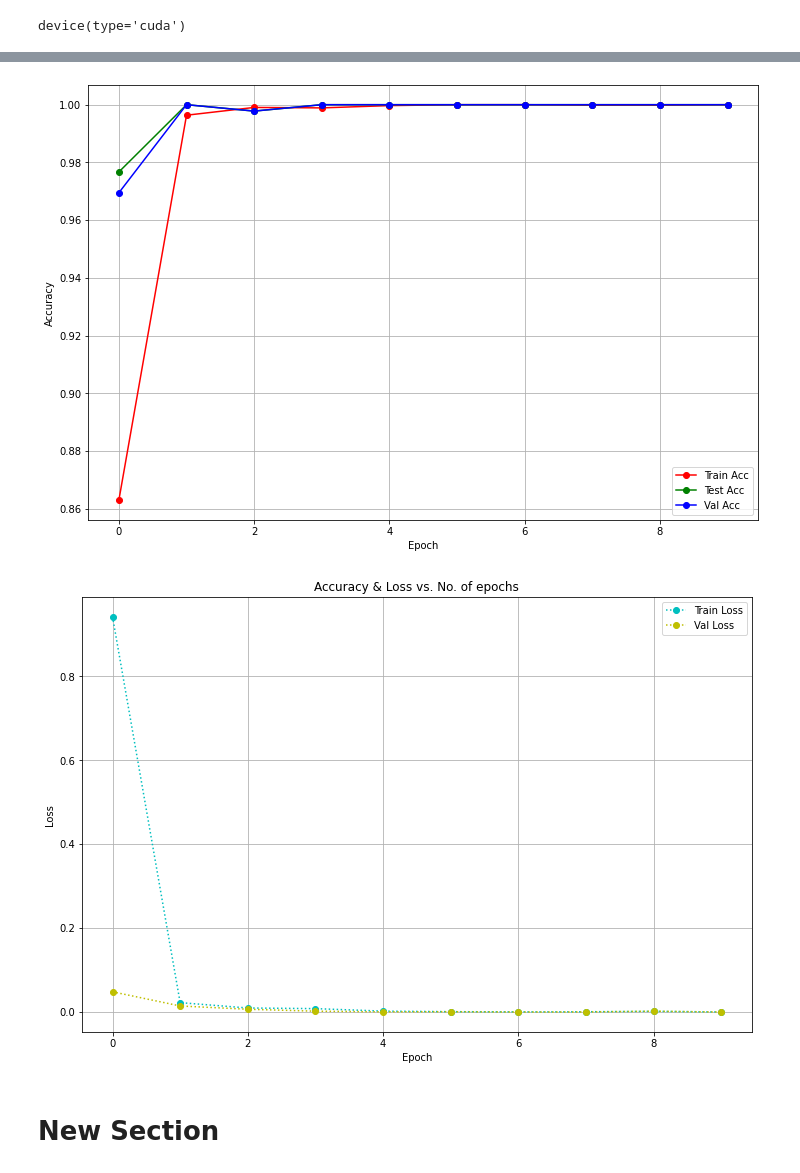
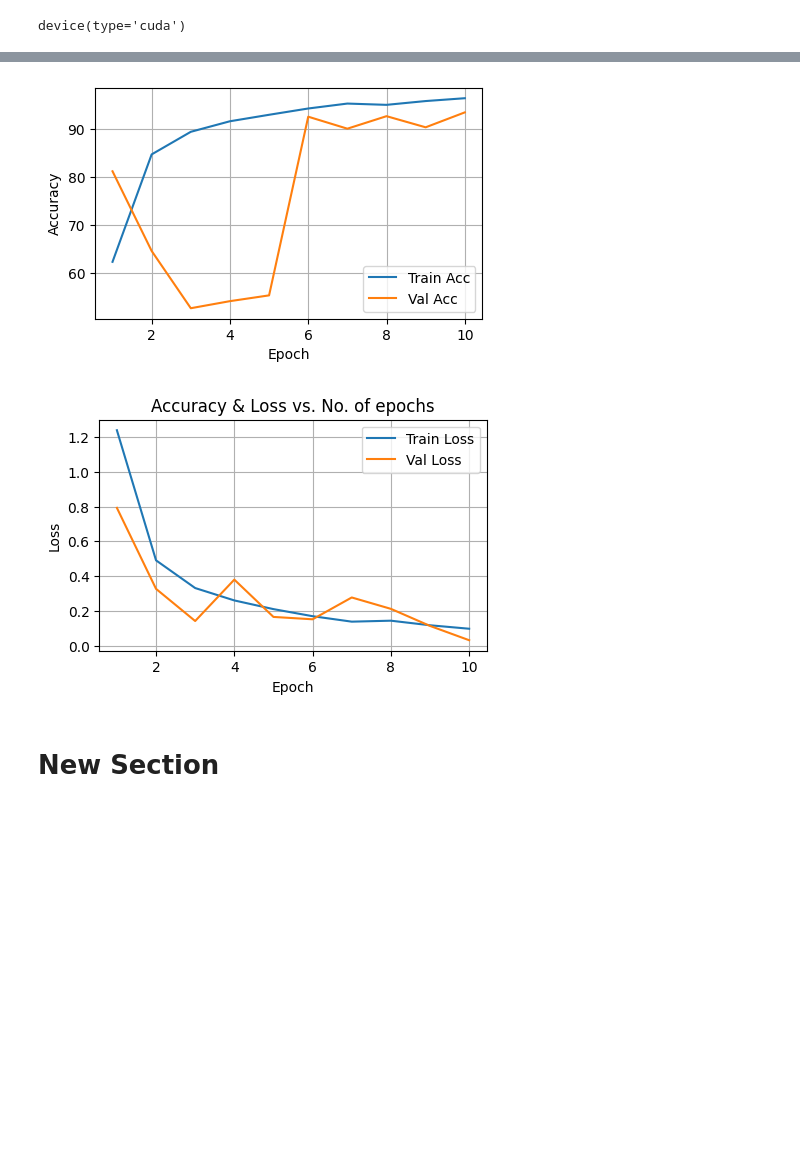
Before and after one commit to ns-saini/Sign-Language-Classification, a Jupyter notebook: Scratch/Resnet18-Dataset3.ipynb, the cells around one changed output, grey strips where cells are left out. Saved outputs shown, nothing was run; the diff lists cells and outputs as text; code cells hidden in the pictures; blank space fills up the shorter version.

Commit message:
Resnet18 scratch models completed

```diff
--- a/Scratch/Resnet18-Dataset3.ipynb
+++ b/Scratch/Resnet18-Dataset3.ipynb
@@ -20,5 +20,6 @@ from torchvision.datasets import ImageFolder
 # %%
 from google.colab import drive
 drive.mount("/content/gdrive")
-data_dir = "/content/gdrive/MyDrive/dataset5/B";
+!unzip /content/gdrive/MyDrive/Dataset3.zip
+data_dir = "/content/dataset5/B/";
 # %% [output]
@@ -61,9 +79,9 @@ len(train_ds), len(val_ds), len(test_ds)
 from torch.utils.data import DataLoader
 batch_size = 64
 # %%
-train_dl = DataLoader(train_ds, batch_size, shuffle = True, num_workers = 50, pin_memory = True)
-test_dl = DataLoader(test_ds, batch_size, shuffle = True, num_workers = 50, pin_memory = True)
-val_dl = DataLoader(val_ds, batch_size, shuffle = True, num_workers = 50, pin_memory = True)
+train_dl = DataLoader(train_ds, batch_size, shuffle = True, num_workers = 4, pin_memory = True)
+test_dl = DataLoader(test_ds, batch_size, shuffle = True, num_workers = 4, pin_memory = True)
+val_dl = DataLoader(val_ds, batch_size, shuffle = True, num_workers = 4, pin_memory = True)
 # %%
 from torchvision.utils import make_grid
 
@@ -133,7 +148,7 @@ class ImageClassificationBase(nn.Module):
 # %%
 from torchvision.models import resnet18, ResNet18_Weights
 
-model = torchvision.models.resnet18()
+model = resnet18(num_classes=24)
 # %%
 def get_default_device():
     """Pick GPU if available, else CPU"""
@@ -194,7 +209,7 @@ ResNet(
 from torch.nn.modules import loss
 from torch.optim.adam import Adam
 num_epochs = 10
-lr =  0.0001
+lr =  0.001
 optimizer = torch.optim.Adam(model.parameters(), lr=lr)
 loss_function = nn.CrossEntropyLoss();
 # %%
@@ -308,29 +312,26 @@ Test Accuracy of the model on the 1802 validation images: 100.0 %
 # %%
-plt.rcParams["figure.figsize"] = (12,8)
+plt.rcParams["figure.figsize"] = (5,3)
 fig, ax = plt.subplots()
-plt.plot(train_acc_list, '-rx', label='Train Acc', marker = 'o')
-plt.plot(test_acc_list, '-gx', label='Test Acc', marker = 'o')
-plt.plot(val_acc_list, '-bx', label='Val Acc', marker = 'o')
+plt.plot(epo, train_acc_list, label='Train Acc')
+plt.plot(epo, val_acc_list, label='Val Acc')
 plt.legend()
 plt.xlabel('Epoch')
 plt.ylabel('Accuracy')
-#ax.tick_params('vals', colors='r')
 plt.grid()
 plt.show()
 
-# Get second axis
-ax2 = ax.twinx()
-plt.plot(train_loss_list, ':cx', label='Train Loss', marker = 'o')
-plt.plot(val_loss_list, ':yx', label='Val Loss', marker = 'o')
+fig, ax = plt.subplots()
+plt.plot(epo, train_loss_list, label='Train Loss')
+plt.plot(epo, val_loss_list, label='Val Loss')
 plt.legend()
 plt.xlabel('Epoch')
 plt.ylabel('Loss')
 plt.title('Accuracy & Loss vs. No. of epochs');
 
 plt.grid()
 plt.show()
 # %% [output]
-[figure, old version]
+[figure, new version]
-[figure, old version]
+[figure, new version]
 # %% [markdown]
 # New Section
```
Also changed, not shown: parts of 11 cells of this notebook, 13 other files.
